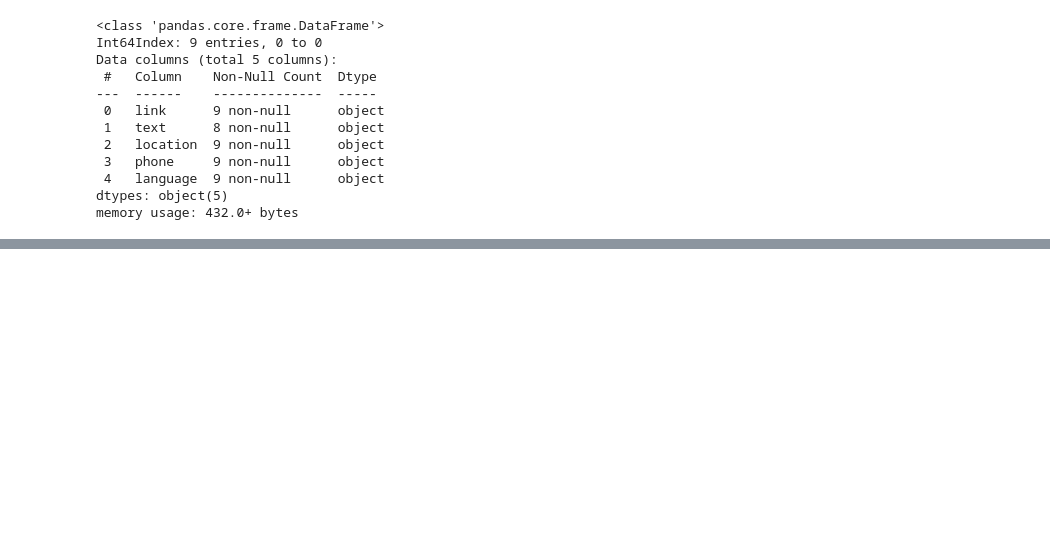
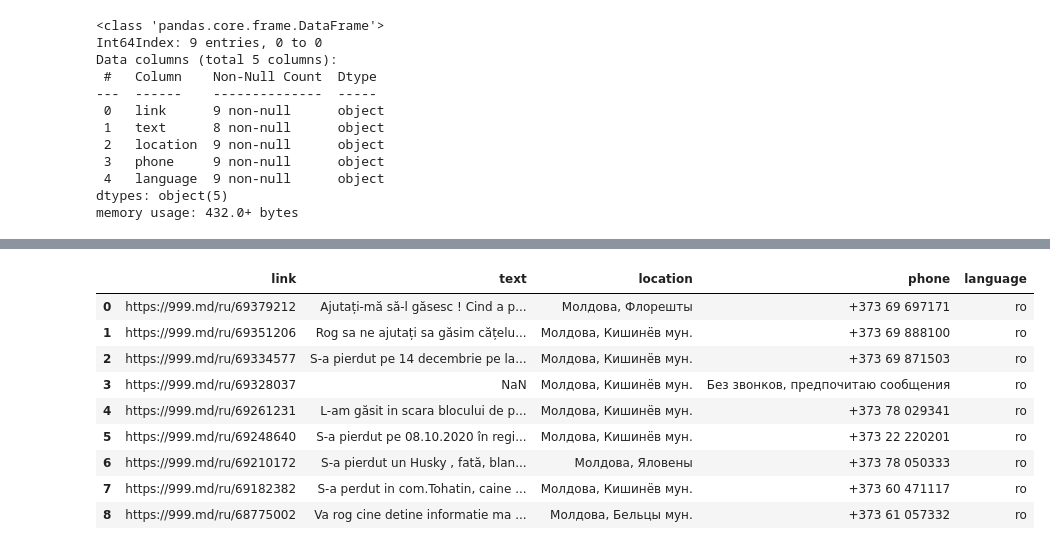
Before and after one commit to mdiannna/AIRecommenderSimilarPosts, a Jupyter notebook: Scrape_NER_data_ro.ipynb, the cells around one changed output, grey strips where cells are left out. Cells and saved outputs as stored; diff of their text form; code cells hidden in the pictures; blank space fills up the shorter version.

```diff
--- a/Scrape_NER_data_ro.ipynb
+++ b/Scrape_NER_data_ro.ipynb
@@ -384,0 +387,13 @@ df.head()
+# %%
+df
+# %% [output]
+|  | link | text | location | phone | language |
+| 0 | https://999.md/ru/69379212 | Ajutați-mă să-l găsesc ! Cind a p... | Молдова, Флорешты | +373 69 697171 | ro |
+| 1 | https://999.md/ru/69351206 | Rog sa ne ajutați sa găsim cățelu... | Молдова, Кишинёв мун. | +373 69 888100 | ro |
+| 2 | https://999.md/ru/69334577 | S-a pierdut pe 14 decembrie pe la... | Молдова, Кишинёв мун. | +373 69 871503 | ro |
+| 3 | https://999.md/ru/69328037 | NaN | Молдова, Кишинёв мун. | Без звонков, предпочитаю сообщения | ro |
+| 4 | https://999.md/ru/69261231 | L-am găsit in scara blocului de p... | Молдова, Кишинёв мун. | +373 78 029341 | ro |
+| 5 | https://999.md/ru/69248640 | S-a pierdut pe 08.10.2020 în regi... | Молдова, Кишинёв мун. | +373 22 220201 | ro |
+| 6 | https://999.md/ru/69210172 | S-a pierdut un Husky , fată, blan... | Молдова, Яловены | +373 78 050333 | ro |
+| 7 | https://999.md/ru/69182382 | S-a perdut in com.Tohatin, caine ... | Молдова, Кишинёв мун. | +373 60 471117 | ro |
+| 8 | https://999.md/ru/68775002 | Va rog cine detine informatie ma ... | Молдова, Бельцы мун. | +373 61 057332 | ro |
```
Also changed, not shown: parts of 2 cells of this notebook.
